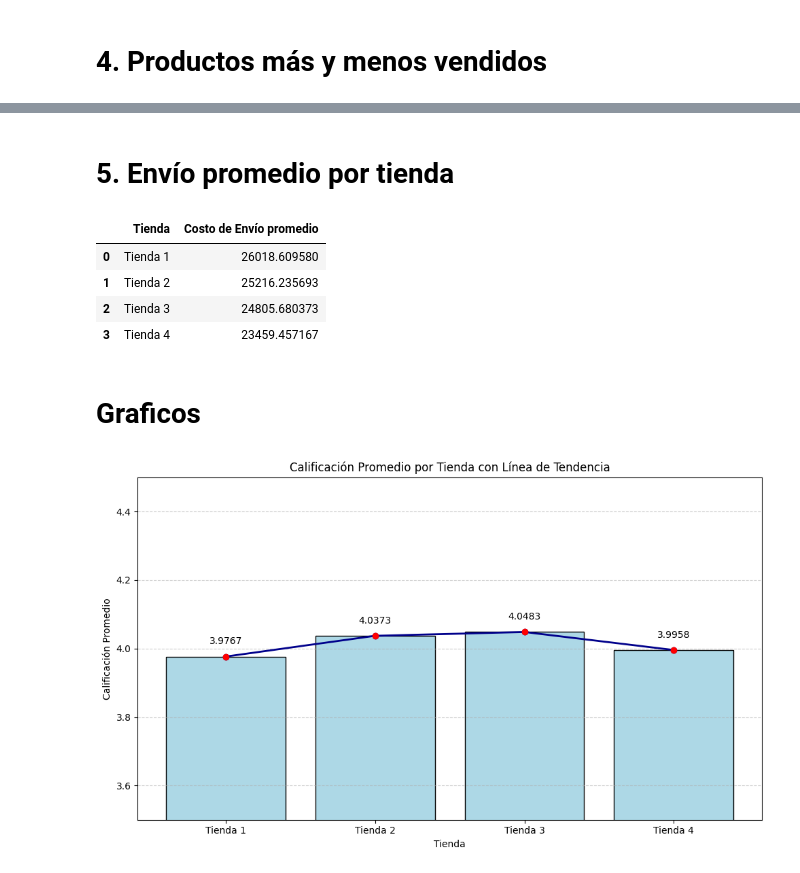
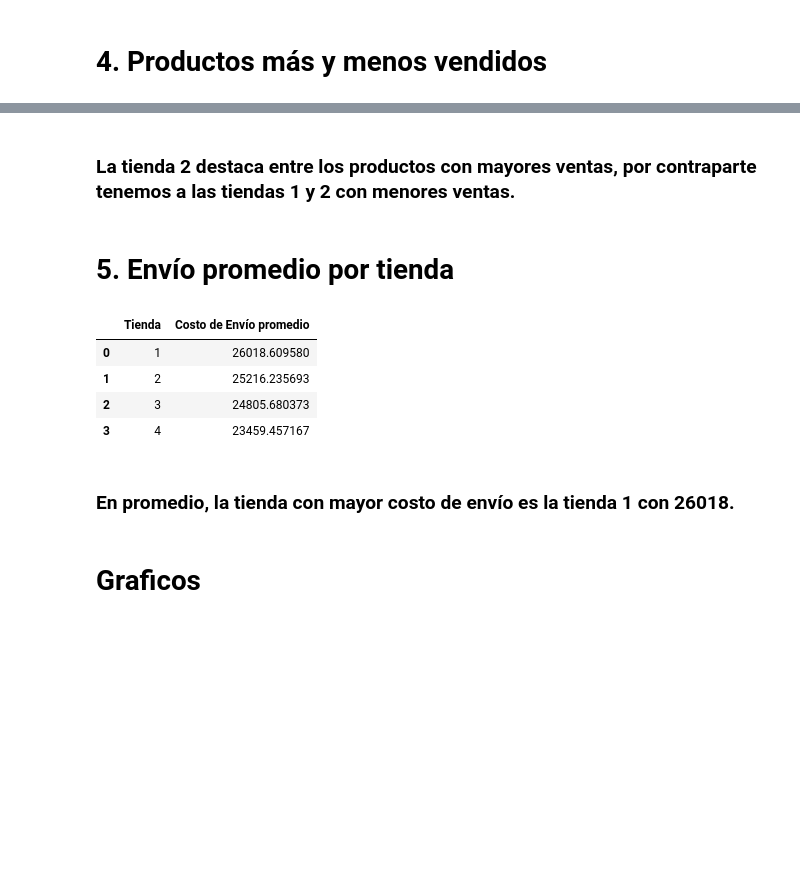
Before and after one commit to Brayan8Ch/challenge1-data-science-latam_alura, a Jupyter notebook: AluraStoreLatam.ipynb, the cells around one changed output, grey strips where cells are left out. Drawn from its saved outputs; the diff is of its cells as text; code cells hidden in the pictures; blank space fills up the shorter version.

```diff
--- a/AluraStoreLatam.ipynb
+++ b/AluraStoreLatam.ipynb
@@ -99,49 +113,17 @@ Los productos menos vendidos son:
+# %% [markdown]
+### La tienda 2 destaca entre los productos con mayores ventas, por contraparte tenemos a las tiendas 1 y 2 con menores ventas.
 # %% [markdown]
 # 5. Envío promedio por tienda
-# %%
-tiendas = [tienda, tienda2, tienda3, tienda4]
-
-df_envio_avg = pd.DataFrame(columns=['Tienda', 'Costo de Envío promedio'])
-
-for idx, tienda_df in enumerate(tiendas, start=1):
-    total = tienda_df['Costo de envío'].mean()
-
-    df_envio_avg.loc[len(df_envio_avg)] = [f'Tienda {idx}', total]
-
-df_envio_avg.sort_values('Costo de Envío promedio', ascending=False)
-# %% [output]
-|  | Tienda | Costo de Envío promedio |
-| 0 | Tienda 1 | 26018.609580 |
-| 1 | Tienda 2 | 25216.235693 |
-| 2 | Tienda 3 | 24805.680373 |
-| 3 | Tienda 4 | 23459.457167 |
+# %%
+df_avg = df_stores.groupby('Tienda')['Costo de envío'].mean().reset_index(name='Costo de Envío promedio')
+df_avg.sort_values('Costo de Envío promedio', ascending=False)
+# %% [output]
+|  | Tienda | Costo de Envío promedio |
+| 0 | 1 | 26018.609580 |
+| 1 | 2 | 25216.235693 |
+| 2 | 3 | 24805.680373 |
+| 3 | 4 | 23459.457167 |
+# %% [markdown]
+### En promedio, la tienda con mayor costo de envío es la tienda 1 con 26018.
 # %% [markdown]
 # Graficos
-# %%
-tiendas = df_cal_avg['Tienda']
-calificaciones = df_cal_avg['Calificación Promedio']
-
-plt.figure(figsize=(10, 6))
-
-# 1. Barras
-bars = plt.bar(tiendas, calificaciones, color='lightblue', edgecolor='black')
-
-# 2. Línea conectando los puntos
-plt.plot(tiendas, calificaciones, color='darkblue', marker='o', linestyle='-', linewidth=2)
-
-# 3. Puntos y etiquetas
-for i, valor in enumerate(calificaciones):
-    plt.plot(tiendas[i], valor, 'o', color='red')  # punto rojo sobre cada barra
-    plt.text(tiendas[i], valor + 0.03, f'{valor:.4f}', ha='center', va='bottom', fontsize=10)
-
-# 4. Estética
-plt.ylim(3.5, 4.5)  # ajusta según tus valores
-plt.title('Calificación Promedio por Tienda con Línea de Tendencia')
-plt.xlabel('Tienda')
-plt.ylabel('Calificación Promedio')
-plt.grid(axis='y', linestyle='--', alpha=0.6)
-plt.tight_layout()
-
-plt.show()
-# %% [output]
-[figure, removed]
```
Also changed, not shown: parts of 9 cells of this notebook.
